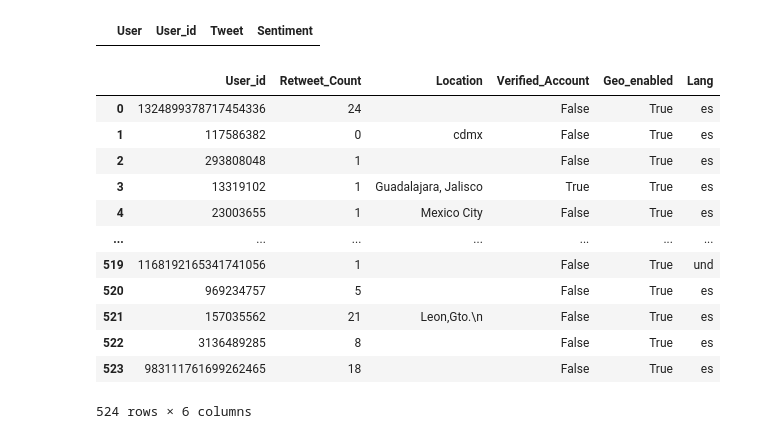
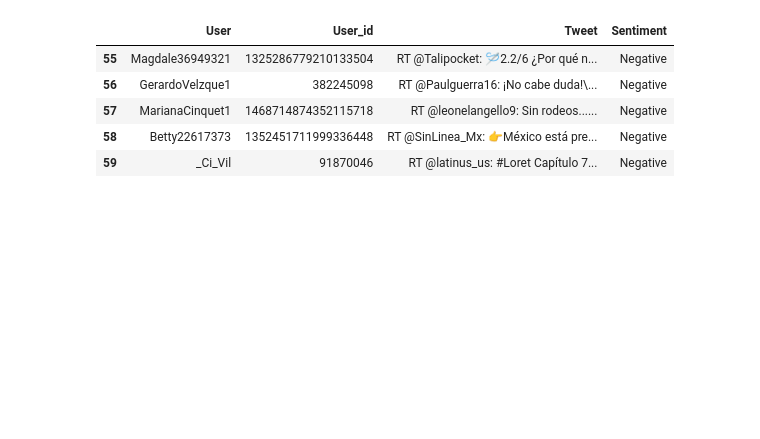
Before and after one commit to ioshisolis/Bootcamp_Final_Project, a Jupyter notebook: Twitter_data.ipynb, the cells around one changed output. Drawn from its saved outputs; the diff is of its cells as text; code cells hidden in the pictures; blank space fills up the shorter version.

```diff
--- a/Twitter_data.ipynb
+++ b/Twitter_data.ipynb
@@ -15,15 +19,15 @@ auth.set_access_token(access_token,access_token_secret)
 api=tweepy.API(auth)
 # %%
 #Search tweets by keyword
-keyword= '#AMLO'
-limit=1000
+keyword= 'amlo'
+limit=60
 
 #get tweets
 tweets = tweepy.Cursor(api.search_tweets, q=keyword, count=100,tweet_mode='extended').items(limit)
 # %%
 #DF Columns
 columns = ['User','User_id', 'Tweet','Sentiment']
-columns_1 = [ 'User_id','Retweet_Count','Location','Verified_Account', 'Geo_enabled','Lang']
+columns_1 = [ 'User_id','Retweet_Count','Location','Verified_Account', 'Geo_enabled','Lang','Post Date']
 
 #List to store the Data
 data = []
@@ -32,7 +36,7 @@ users_id = []
 for tweet in tweets:
 
 
-    if tweet.user.geo_enabled == True:
+    if tweet.lang == 'es':
         if len(tweet.full_text)<100:
             Sentiment = 'Positive'
         else:
@@ -45,10 +49,14 @@ for tweet in tweets:
         Location=tweet.user.location
         Verified= tweet.user.verified
         Geo_enabled = tweet.user.geo_enabled
+        Lang = tweet.lang
+
+        Date = tweet.created_at
+        print(Date)
 
 
         data.append([User, User_id, Tweet,Sentiment])
-        data_1.append([User_id,Retweet_count,Location,Verified, Geo_enabled,Lang])
+        data_1.append([User_id,Retweet_count,Location,Verified, Geo_enabled,Lang, Date])
 
 df = pd.DataFrame(data, columns=columns)
 df_1= pd.DataFrame(data_1,columns=columns_1)
@@ -65,22 +81,10 @@ df_1= pd.DataFrame(data_1,columns=columns_1)
 # %%
 #Print DF
-df
+df.tail()
 # %% [output]
 |  | User | User_id | Tweet | Sentiment |
+| 55 | Magdale36949321 | 1325286779210133504 | RT @Talipocket: 🪡2.2/6 ¿Por qué n... | Negative |
+| 56 | GerardoVelzque1 | 382245098 | RT @Paulguerra16: ¡No cabe duda!\... | Negative |
+| 57 | MarianaCinquet1 | 1468714874352115718 | RT @leonelangello9: Sin rodeos...... | Negative |
+| 58 | Betty22617373 | 1352451711999336448 | RT @SinLinea_Mx: 👉México está pre... | Negative |
+| 59 | _Ci_Vil | 91870046 | RT @latinus_us: #Loret Capítulo 7... | Negative |
-# %%
-#Print DF_1
-df_1
-# %% [output]
-|  | User_id | Retweet_Count | Location | Verified_Account | Geo_enabled | Lang |
-| 0 | 1324899378717454336 | 24 |  | False | True | es |
-| 1 | 117586382 | 0 | cdmx | False | True | es |
-| 2 | 293808048 | 1 |  | False | True | es |
-| 3 | 13319102 | 1 | Guadalajara, Jalisco | True | True | es |
-| 4 | 23003655 | 1 | Mexico City | False | True | es |
-| ... | ... | ... | ... | ... | ... | ... |
-| 519 | 1168192165341741056 | 1 |  | False | True | und |
-| 520 | 969234757 | 5 |  | False | True | es |
-| 521 | 157035562 | 21 | Leon,Gto.\n | False | True | es |
-| 522 | 3136489285 | 8 |  | False | True | es |
-| 523 | 983111761699262465 | 18 |  | False | True | es |
-524 rows × 6 columns
```
Also changed, not shown: parts of 19 cells of this notebook.
